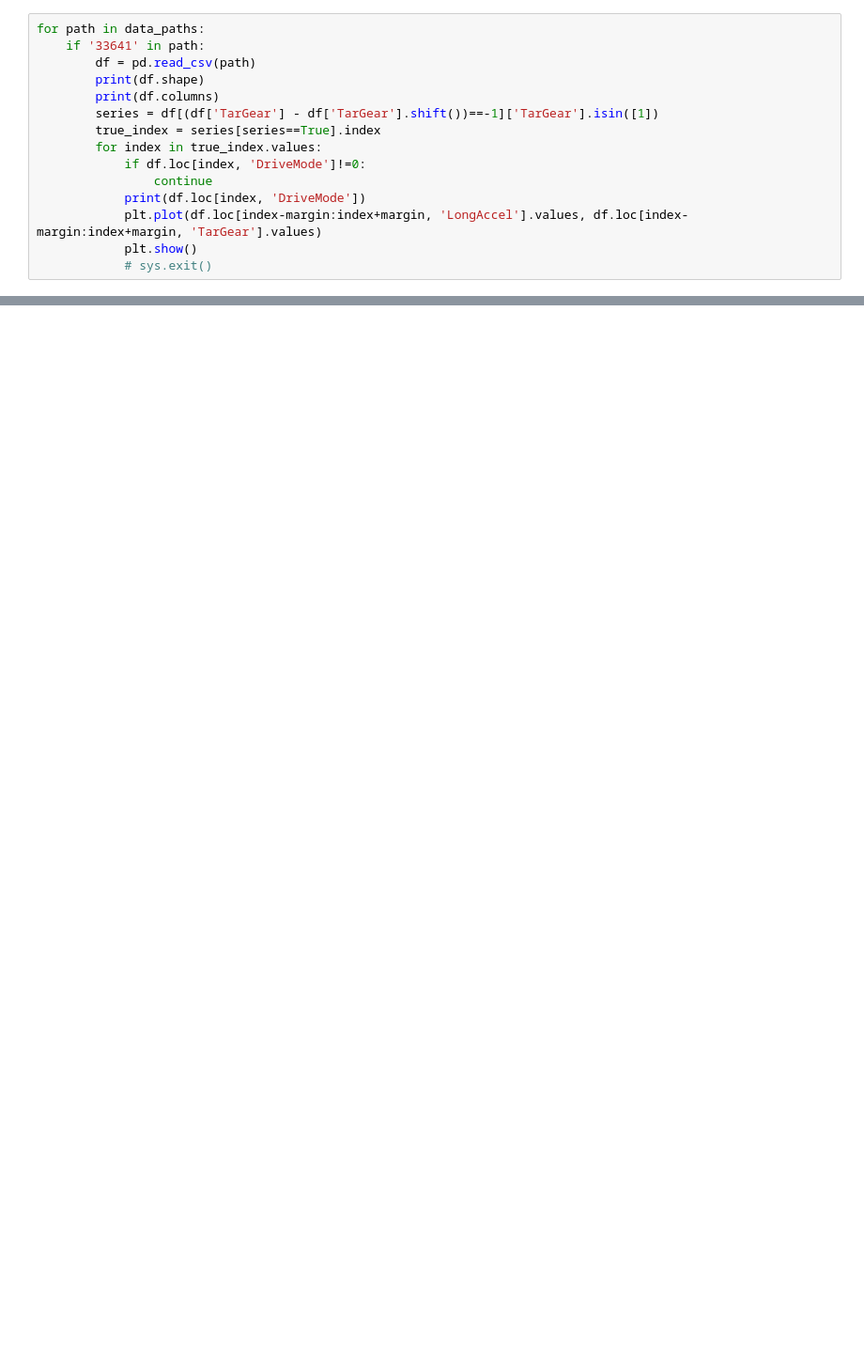
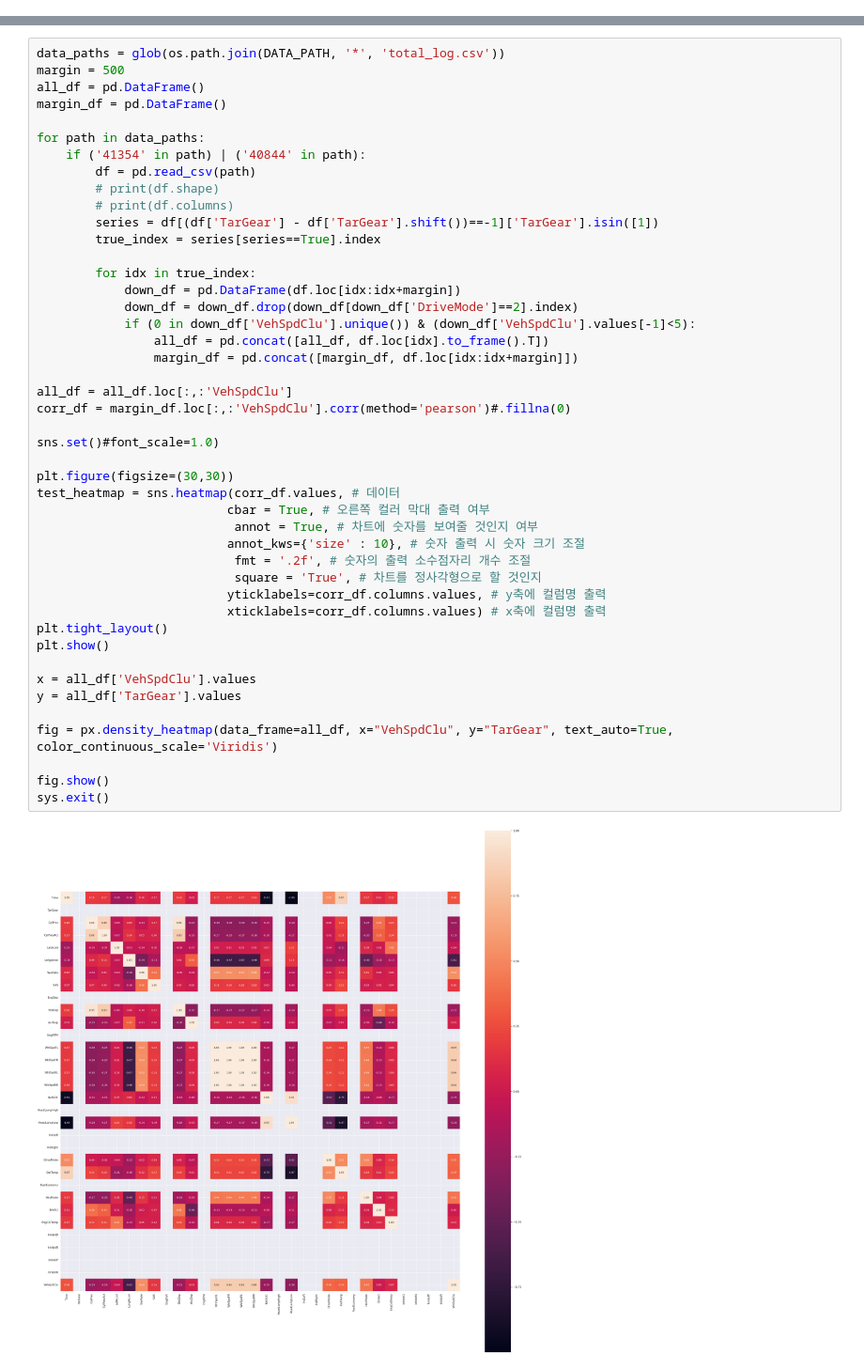
Before and after one commit to gsethan17/anomaly_shift_detection, a Jupyter notebook: EDA.ipynb, the cells around one changed output, grey strips where cells are left out. Shown at 94% size. Drawn from its saved outputs; the diff is of its cells as text; blank space fills up the shorter version.

```diff
--- a/EDA.ipynb
+++ b/EDA.ipynb
@@ -51,15 +11,0 @@ Index(['Time', 'TarGear', 'CylPres', 'CylPresAct', 'LatAccel', 'LongAccel',
-# %%
-for path in data_paths:
-    if '33641' in path:
-        df = pd.read_csv(path)
-        print(df.shape)
-        print(df.columns)
-        series = df[(df['TarGear'] - df['TarGear'].shift())==-1]['TarGear'].isin([1])
-        true_index = series[series==True].index
-        for index in true_index.values:
-            if df.loc[index, 'DriveMode']!=0:
-                continue
-            print(df.loc[index, 'DriveMode'])
-            plt.plot(df.loc[index-margin:index+margin, 'LongAccel'].values, df.loc[index-margin:index+margin, 'TarGear'].values)
-            plt.show()
-            # sys.exit()
@@ -84,0 +12,47 @@ Index(['Time', 'SAS', 'CylPres', 'CylPresAct', 'LatAccel', 'LongAccel',
+# %%
+data_paths = glob(os.path.join(DATA_PATH, '*', 'total_log.csv'))
+margin = 500
+all_df = pd.DataFrame()
+margin_df = pd.DataFrame()
+
+for path in data_paths:
+    if ('41354' in path) | ('40844' in path):
+        df = pd.read_csv(path)
+        # print(df.shape)
+        # print(df.columns)
+        series = df[(df['TarGear'] - df['TarGear'].shift())==-1]['TarGear'].isin([1])
+        true_index = series[series==True].index
+
+        for idx in true_index:
+            down_df = pd.DataFrame(df.loc[idx:idx+margin])
+            down_df = down_df.drop(down_df[down_df['DriveMode']==2].index)
+            if (0 in down_df['VehSpdClu'].unique()) & (down_df['VehSpdClu'].values[-1]<5):
+                all_df = pd.concat([all_df, df.loc[idx].to_frame().T])
+                margin_df = pd.concat([margin_df, df.loc[idx:idx+margin]])
+
+all_df = all_df.loc[:,:'VehSpdClu']
+corr_df = margin_df.loc[:,:'VehSpdClu'].corr(method='pearson')#.fillna(0)
+
+sns.set()#font_scale=1.0)
+
+plt.figure(figsize=(30,30))
+test_heatmap = sns.heatmap(corr_df.values, # 데이터
+                          cbar = True, # 오른쪽 컬러 막대 출력 여부
+                           annot = True, # 차트에 숫자를 보여줄 것인지 여부
+                          annot_kws={'size' : 10}, # 숫자 출력 시 숫자 크기 조절
+                           fmt = '.2f', # 숫자의 출력 소수점자리 개수 조절
+                           square = 'True', # 차트를 정사각형으로 할 것인지
+                          yticklabels=corr_df.columns.values, # y축에 컬럼명 출력
+                          xticklabels=corr_df.columns.values) # x축에 컬럼명 출력
+plt.tight_layout()
+plt.show()
+
+x = all_df['VehSpdClu'].values
+y = all_df['TarGear'].values
+
+fig = px.density_heatmap(data_frame=all_df, x="VehSpdClu", y="TarGear", text_auto=True, color_continuous_scale='Viridis')
+
+fig.show()
+sys.exit()
+# %% [output]
+[figure, added]
```
Also changed, not shown: parts of 5 cells of this notebook.
